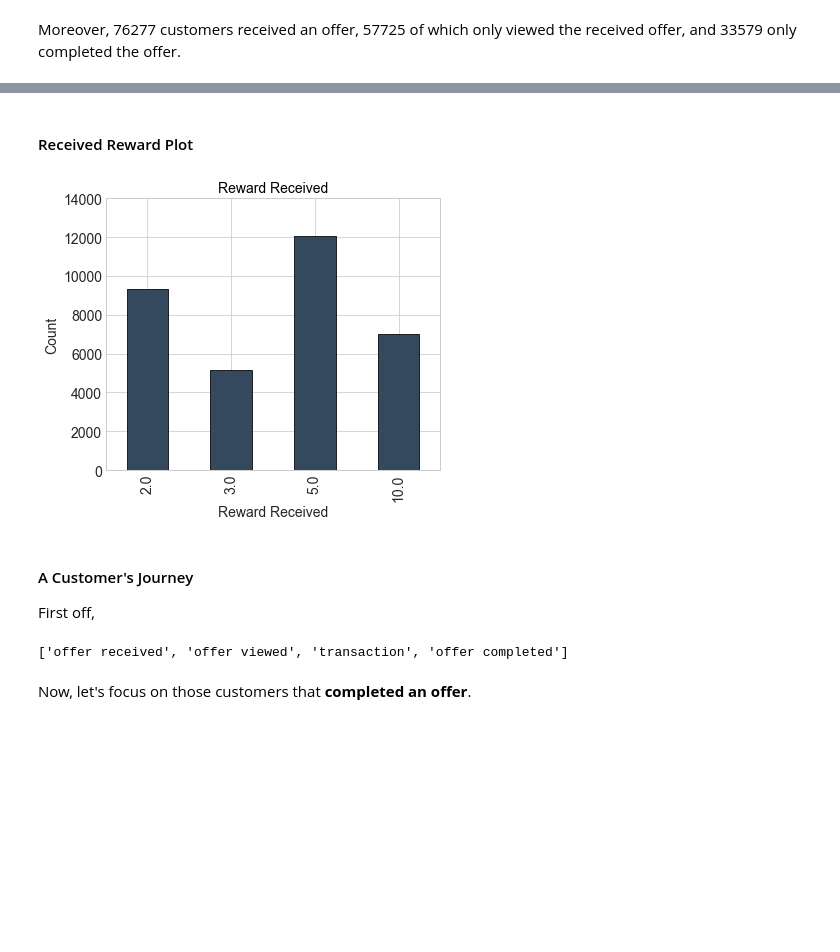
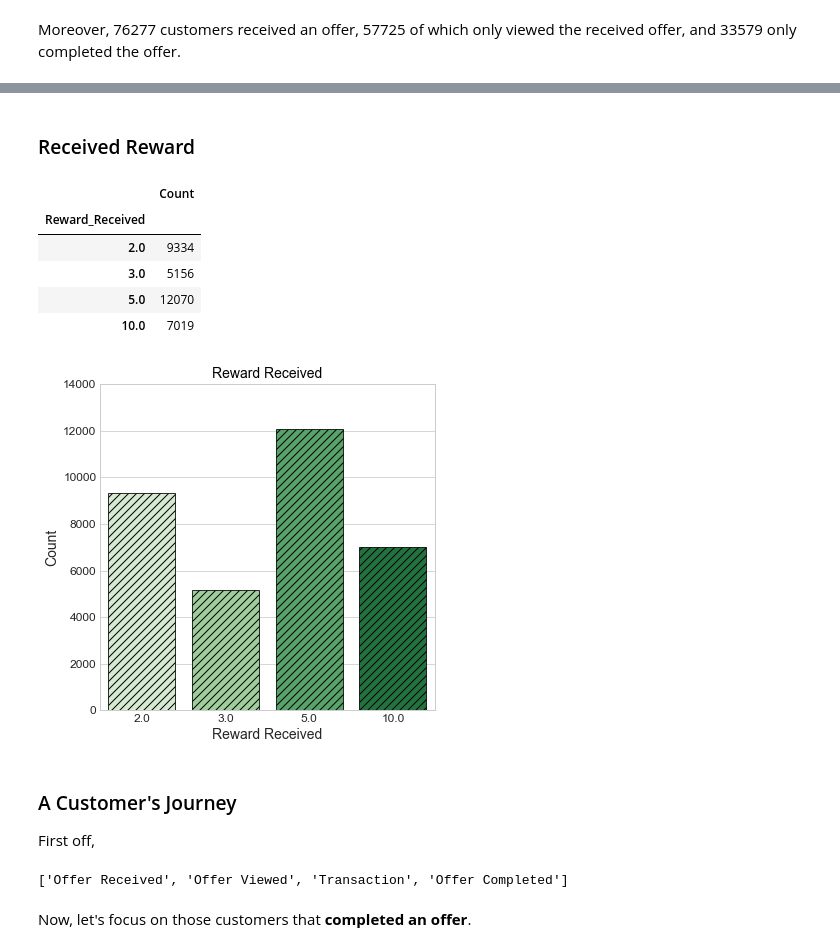
Before and after one commit to HatefDastour/Portfolio, a Jupyter notebook: recommendation_system/Starbucks_Offer_Personalizations_Preprocessing_and_Analyzing.ipynb, the cells around one changed output, grey strips where cells are left out. Saved outputs shown, nothing was run; the diff lists cells and outputs as text; code cells hidden in the pictures; blank space fills up the shorter version.

```diff
--- a/recommendation_system/Starbucks_Offer_Personalizations_Preprocessing_and_Analyzing.ipynb
+++ b/recommendation_system/Starbucks_Offer_Personalizations_Preprocessing_and_Analyzing.ipynb
@@ -149,6 +146,7 @@ portfolio.rename(columns={'ID':'offer_ID'},inplace=True)
 Therefore, Portfolio Data becomes:
 # %%
 portfolio = column_rename(portfolio)
+portfolio['Offer_Type'] = portfolio['Offer_Type'].map({'bogo':'BOGO','discount':'Discount','informational':'Informational'})
 portfolio.head().style.hide_index()
 # %% [output]
 | Reward | Difficulty | Duration | Offer_Type | Offer_ID | Email | Mobile | Social | Web |
@@ -279,6 +277,7 @@ transcript.drop(['offer id','offer_id'],axis=1,inplace=True)
 transcript.rename(columns={'offer_id_new':'offer_id'},inplace=True)
 # %%
 transcript = column_rename(transcript)
+transcript['Event'] = transcript['Event'].apply(lambda x: x.title())
 transcript.head().style.hide_index()
 # %% [output]
 | Person | Event | Value | Time | Amount | Reward | Offer_ID |
@@ -294,5 +293,4 @@ export_csv = transcript.to_csv (r'Data\Clean_transcript.csv', index = None, head
 # %% [markdown]
 Merging transcript with portfolio to get offer type.
 # %%
-transcript_portfolio = transcript.merge(portfolio,how='left',on='Offer_ID')
-transcript_portfolio.head()
+Data = transcript.merge(portfolio,how='left',on='Offer_ID')
@@ -307,8 +298,6 @@ transcript_portfolio.head()
 However, this creates some undesired columns that we need to modify
 # %%
 # Getting rid of value column
-transcript_portfolio.drop('Value', axis=1, inplace=True)
+Data.drop('Value', axis=1, inplace=True)
 # renaming reward_x and reward_y to reward_received and reward_defined, respectively.
-transcript_portfolio.rename(columns={'Reward_x':'Reward_Received', 'Reward_y':'Reward_Defined'},inplace=True)
-# Thus
-transcript_portfolio.head()
+Data.rename(columns={'Reward_x':'Reward_Received', 'Reward_y':'Reward_Defined'},inplace=True)
@@ -498,21 +516,33 @@ reward_received_tp
 # %% [markdown]
-#### Received Reward Plot
+### Received Reward
 # %%
-ax=reward_received_tp.plot.bar(figsize=(6,5), legend = False, color='#34495e', edgecolor='k',fontsize = 14)
+reward_received_tp = pd.DataFrame(Data.groupby(['Reward_Received'])['Reward_Received'].count())
+reward_received_tp.columns = ['Count']
+display(reward_received_tp)
+
+fig, ax = plt.subplots(1, 1, figsize=(6, 6), sharex=False)
+_ = sns.barplot(ax = ax, x="Reward_Received", y="Count", palette='Greens',
+                edgecolor='k',  hatch="///", data=reward_received_tp.reset_index(drop = False))
 _ = ax.set_title('Reward Received', fontsize = 14)
 _ = ax.set_ylim([0, 14e3])
 _ = ax.set_xlabel('Reward Received', fontsize = 14)
 _ = ax.set_ylabel('Count', fontsize = 14)
 # %% [output]
+|  | Count |
+| Reward_Received |  |
+| 2.0 | 9334 |
+| 3.0 | 5156 |
+| 5.0 | 12070 |
+| 10.0 | 7019 |
-[figure, old version]
+[figure, new version]
 # %% [markdown]
-#### A Customer's Journey
+### A Customer's Journey
 
 First off,
 # %%
-transcript_portfolio['Event'].unique().tolist()
+Data['Event'].unique().tolist()
 # %% [output]
-['offer received', 'offer viewed', 'transaction', 'offer completed']
+['Offer Received', 'Offer Viewed', 'Transaction', 'Offer Completed']
 # %% [markdown]
 Now, let's focus on those customers that **completed an offer**.
 # %%
```
Also changed, not shown: parts of 53 cells of this notebook, 15 other files.
